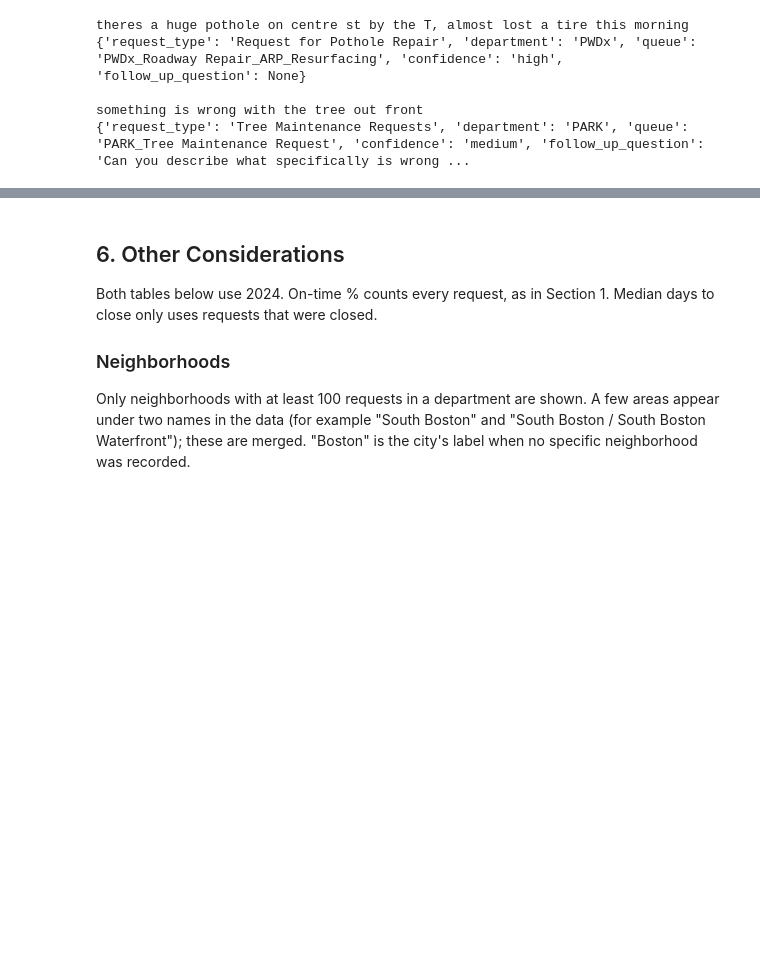
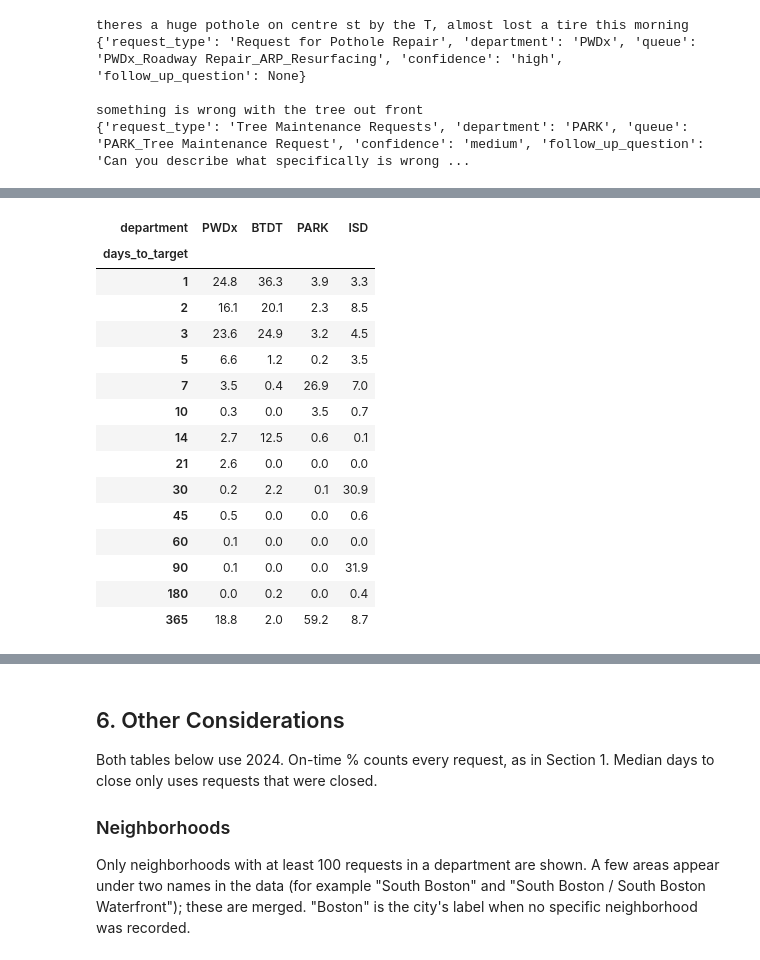
Before and after one commit to kavin1317/Boston-311-Crew-Staffing---Hackathon, a Jupyter notebook: notebooks/main.ipynb, the cells around one changed output, grey strips where cells are left out. Drawn from its saved outputs; the diff is of its cells as text; code cells hidden in the pictures; blank space fills up the shorter version.

```diff
--- a/notebooks/main.ipynb
+++ b/notebooks/main.ipynb
@@ -352,0 +375,23 @@ using `data/processed/forecast_2025.csv`.*
+# %%
+from src import simulator, planner, sensitivity
+
+profile = simulator.load_target_profile()
+(profile.pivot(index="days_to_target", columns="department", values="share")[data.DEPTS]
+        .fillna(0).mul(100).round(1))
+# %% [output]
+| department | PWDx | BTDT | PARK | ISD |
+| days_to_target |  |  |  |  |
+| 1 | 24.8 | 36.3 | 3.9 | 3.3 |
+| 2 | 16.1 | 20.1 | 2.3 | 8.5 |
+| 3 | 23.6 | 24.9 | 3.2 | 4.5 |
+| 5 | 6.6 | 1.2 | 0.2 | 3.5 |
+| 7 | 3.5 | 0.4 | 26.9 | 7.0 |
+| 10 | 0.3 | 0.0 | 3.5 | 0.7 |
+| 14 | 2.7 | 12.5 | 0.6 | 0.1 |
+| 21 | 2.6 | 0.0 | 0.0 | 0.0 |
+| 30 | 0.2 | 2.2 | 0.1 | 30.9 |
+| 45 | 0.5 | 0.0 | 0.0 | 0.6 |
+| 60 | 0.1 | 0.0 | 0.0 | 0.0 |
+| 90 | 0.1 | 0.0 | 0.0 | 31.9 |
+| 180 | 0.0 | 0.2 | 0.0 | 0.4 |
+| 365 | 18.8 | 2.0 | 59.2 | 8.7 |
```
Also changed, not shown: parts of 17 cells of this notebook, 4 other files.
